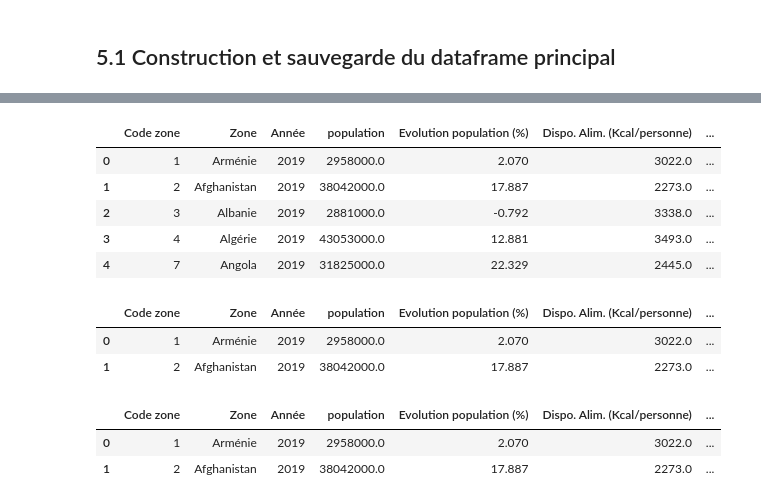
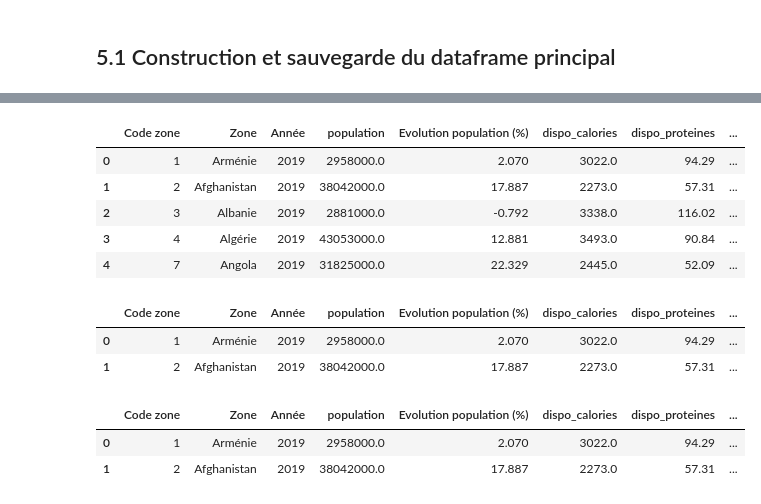
Before and after one commit to ROWAIDAK/ROWAIDAK-P5_Produisez-une-tude-de-march, a Jupyter notebook: P5_01 dendogramme.ipynb, the cells around one changed output, grey strips where cells are left out. Drawn from its saved outputs; the diff is of its cells as text; code cells hidden in the pictures.

```diff
--- a/P5_01 dendogramme.ipynb
+++ b/P5_01 dendogramme.ipynb
@@ -161,7 +176,7 @@ df_dispo_alimentaire.head()
 | 4 | 7 | Angola | 2019 | 211.0 | 2445.0 | 15.27 | 59.42 | ... |
 # %%
 # proportion de protéines d'origine animale par rapport à la quantité totale de protéines dans la disponibilité alimentaire du pays
-df_dispo_alimentaire["dispo_protéines_animales(%)"] = round((df_dispo_alimentaire[('Disponibilité de protéines en quantité (g/personne/jour)', 'Produits Animaux')]
+df_dispo_alimentaire["ratio_proteines_animales"] = round((df_dispo_alimentaire[('Disponibilité de protéines en quantité (g/personne/jour)', 'Produits Animaux')]
                                                                          /df_dispo_alimentaire[('Disponibilité de protéines en quantité (g/personne/jour)', 'Total General')])*100,3)
 df_dispo_alimentaire.head()
 # %% [output]
@@ -282,34 +297,34 @@ df_dispo_alimentaire_etendu.head(2)
 # %%
 df_dispo_alimentaire_etendu = df_dispo_alimentaire_etendu[["Code zone","Zone", ('Année', ''), 'population','Evolution population (%)',
                                              ('Disponibilité alimentaire (Kcal/personne/jour)', 'Total General'),
                                              ('Disponibilité de protéines en quantité (g/personne/jour)', 'Total General'),
-                                            ('dispo_protéines_animales(%)', '')
+                                            ('ratio_proteines_animales', '')
 ]]
 df_dispo_alimentaire_etendu.rename(columns={('Année', ''):'Année',
-                              ('Disponibilité alimentaire (Kcal/personne/jour)', 'Total General'):'Dispo. Alim. (Kcal/personne)',
-                              ('Disponibilité de protéines en quantité (g/personne/jour)', 'Total General'):'Dispo. Prot. (g/personne)',  ('dispo_protéines_animales(%)', ''):'dispo_protéines_animales(%)'},
+                              ('Disponibilité alimentaire (Kcal/personne/jour)', 'Total General'):'dispo_calories',
+                              ('Disponibilité de protéines en quantité (g/personne/jour)', 'Total General'):'dispo_proteines',  ('ratio_proteines_animales', ''):'ratio_proteines_animales'},
                      inplace=True)
 df_dispo_alimentaire_etendu.head()
 # %% [output]
-|  | Code zone | Zone | Année | population | Evolution population (%) | Dispo. Alim. (Kcal/personne) | ... |
-| 0 | 1 | Arménie | 2019 | 2958000.0 | 2.070 | 3022.0 | ... |
-| 1 | 2 | Afghanistan | 2019 | 38042000.0 | 17.887 | 2273.0 | ... |
-| 2 | 3 | Albanie | 2019 | 2881000.0 | -0.792 | 3338.0 | ... |
-| 3 | 4 | Algérie | 2019 | 43053000.0 | 12.881 | 3493.0 | ... |
-| 4 | 7 | Angola | 2019 | 31825000.0 | 22.329 | 2445.0 | ... |
+|  | Code zone | Zone | Année | population | Evolution population (%) | dispo_calories | dispo_proteines | ... |
+| 0 | 1 | Arménie | 2019 | 2958000.0 | 2.070 | 3022.0 | 94.29 | ... |
+| 1 | 2 | Afghanistan | 2019 | 38042000.0 | 17.887 | 2273.0 | 57.31 | ... |
+| 2 | 3 | Albanie | 2019 | 2881000.0 | -0.792 | 3338.0 | 116.02 | ... |
+| 3 | 4 | Algérie | 2019 | 43053000.0 | 12.881 | 3493.0 | 90.84 | ... |
+| 4 | 7 | Angola | 2019 | 31825000.0 | 22.329 | 2445.0 | 52.09 | ... |
 # %%
 df = pd.merge(df_dispo_alimentaire_etendu, df_indicateurs_macro, on="Code zone")
 df.head(2)
 # %% [output]
-|  | Code zone | Zone | Année | population | Evolution population (%) | Dispo. Alim. (Kcal/personne) | ... |
-| 0 | 1 | Arménie | 2019 | 2958000.0 | 2.070 | 3022.0 | ... |
-| 1 | 2 | Afghanistan | 2019 | 38042000.0 | 17.887 | 2273.0 | ... |
+|  | Code zone | Zone | Année | population | Evolution population (%) | dispo_calories | dispo_proteines | ... |
+| 0 | 1 | Arménie | 2019 | 2958000.0 | 2.070 | 3022.0 | 94.29 | ... |
+| 1 | 2 | Afghanistan | 2019 | 38042000.0 | 17.887 | 2273.0 | 57.31 | ... |
-# %%
-df = pd.merge(df, df_dépendance_importations, on="Code zone")
-
-df.head(2)
-# %% [output]
-|  | Code zone | Zone | Année | population | Evolution population (%) | Dispo. Alim. (Kcal/personne) | ... |
-| 0 | 1 | Arménie | 2019 | 2958000.0 | 2.070 | 3022.0 | ... |
-| 1 | 2 | Afghanistan | 2019 | 38042000.0 | 17.887 | 2273.0 | ... |
+# %%
+df = pd.merge(df, df_dépendance_importations, on="Code zone")
+
+df.head(2)
+# %% [output]
+|  | Code zone | Zone | Année | population | Evolution population (%) | dispo_calories | dispo_proteines | ... |
+| 0 | 1 | Arménie | 2019 | 2958000.0 | 2.070 | 3022.0 | 94.29 | ... |
+| 1 | 2 | Afghanistan | 2019 | 38042000.0 | 17.887 | 2273.0 | 57.31 | ... |
 # %%
```
Also changed, not shown: parts of 37 cells of this notebook.
